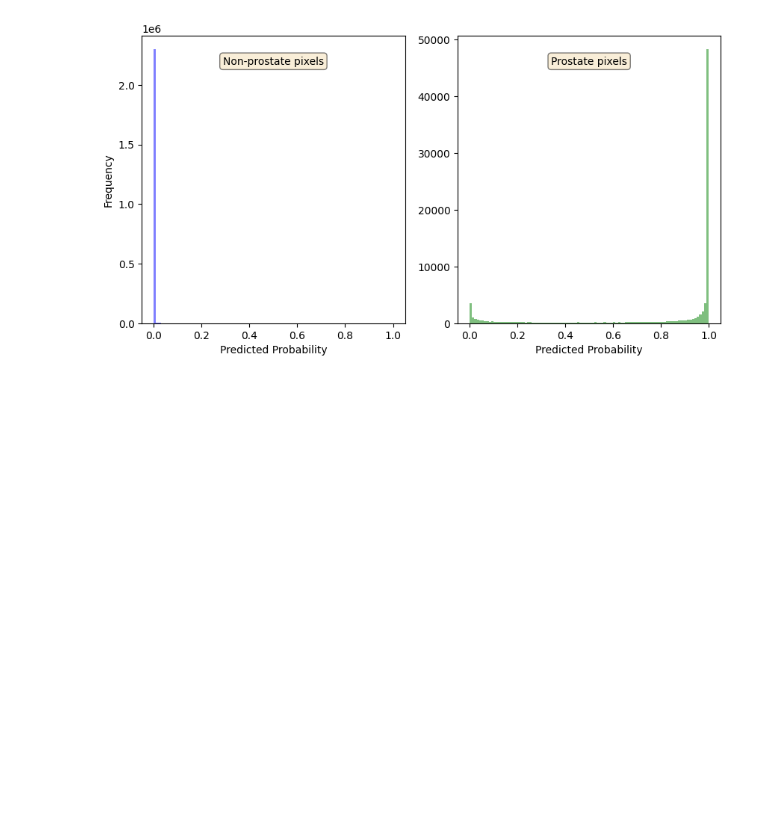
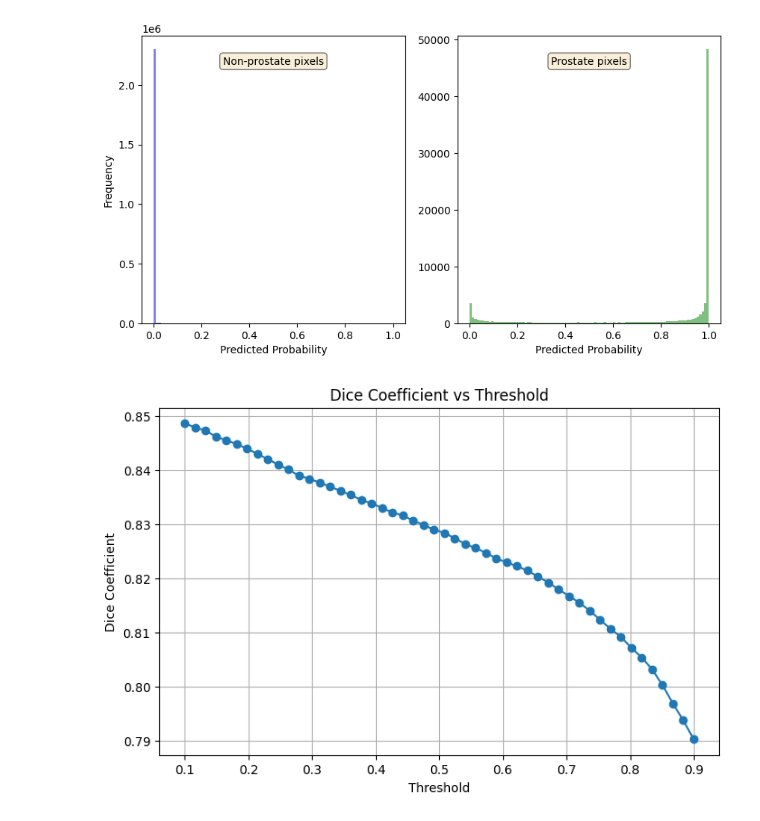
Before and after one commit to matthew-gerry/mri_segmentation_prostate, a Jupyter notebook: visualization.ipynb, the cells around one changed output. Saved outputs shown, nothing was run; the diff lists cells and outputs as text; code cells hidden in the pictures; blank space fills up the shorter version.

```diff
--- a/visualization.ipynb
+++ b/visualization.ipynb
@@ -20,11 +21,11 @@ val_loader = DataLoader(val_dataset, batch_size=16, shuffle=False)
 # %%
 # Load the trained model
 
-# model = SimpleUNet()
-# model.load_state_dict(torch.load("prostate_unet.pth"))
+model = SimpleUNet()
+model.load_state_dict(torch.load("prostate_unet.pth"))
 
-model = TLDeepLabV3MobileNet(backbone_unfreeze_substrings = ("5", "6"), classifier_unfreeze_last_K = 4)
-model.load_state_dict(torch.load("prostate_transfer_model.pth"))
+# model = TLDeepLabV3MobileNet(backbone_unfreeze_substrings = ("5", "6"), classifier_unfreeze_last_K = 4)
+# model.load_state_dict(torch.load("prostate_transfer_model.pth"))
 # %% [output]
 <All keys matched successfully>
 # %%
@@ -157,3 +155,30 @@ ax[1].text(0.5, 0.9, 'Prostate pixels', transform=ax[1].transAxes, horizontalali
 plt.show()
 # %% [output]
 [figure]
+# %%
+# Dice vs threshold curve for the validation set
+
+thresholds = np.linspace(0.1, 0.9, 50)
+
+dice_scores = []
+model.eval()
+with torch.no_grad():
+    for threshold in thresholds:
+        all_dice = []
+        for images, masks in val_loader:
+            outputs = model(images)
+            outputs = outputs['out'] if isinstance(outputs, dict) else outputs # Depending on whether we are using the scratch UNet or transfer learning model
+            masks_np = masks.squeeze(1).cpu().numpy()
+            dice = utils.dice_coefficient(outputs, masks, threshold=threshold).item()
+            all_dice.append(dice)
+        dice_scores.append(np.mean(all_dice))
+
+plt.figure(figsize=(8, 5))
+plt.plot(thresholds, dice_scores, marker='o')
+plt.title('Dice Coefficient vs Threshold')
+plt.xlabel('Threshold')
+plt.ylabel('Dice Coefficient')
+plt.grid()
+plt.show()
+# %% [output]
+[figure, added]
```
Also changed, not shown: parts of 4 cells of this notebook, 3 other files.
